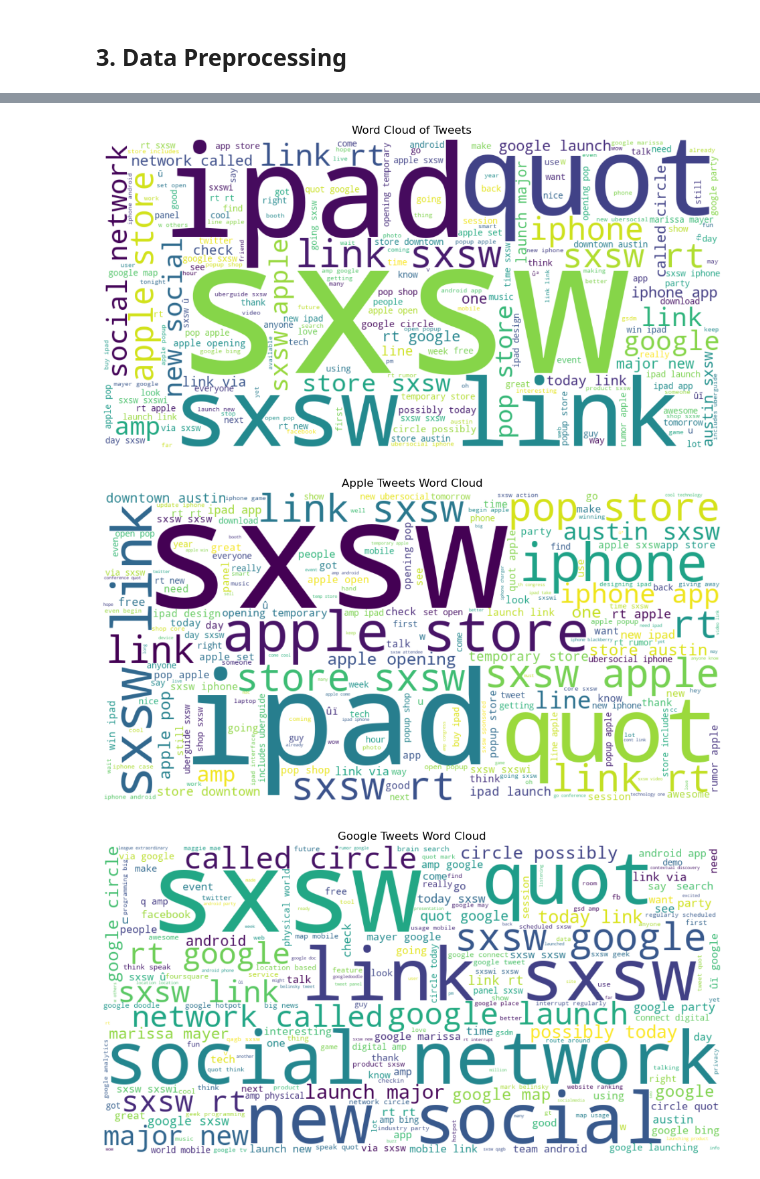
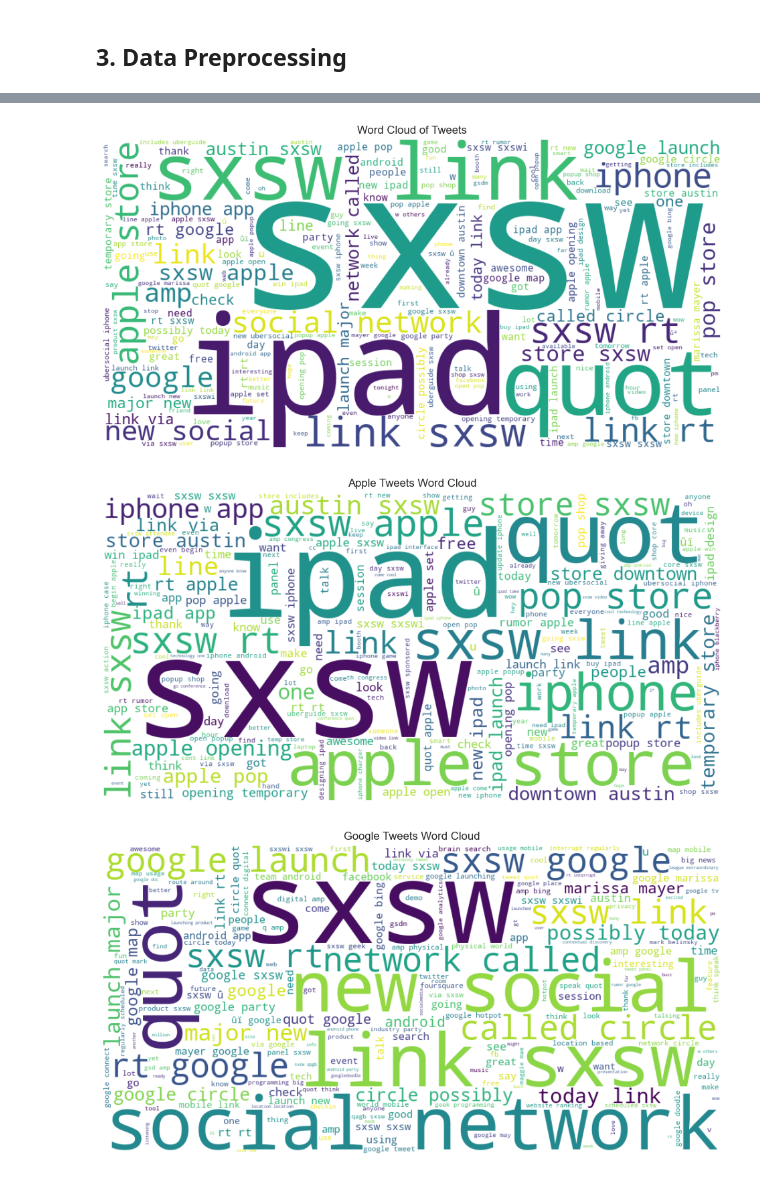
Before and after one commit to Bennie-Kibet/Phase_4-project, a Jupyter notebook: main.ipynb, the cells around one changed output, grey strips where cells are left out. Saved outputs shown, nothing was run; the diff lists cells and outputs as text; code cells hidden in the pictures.

```diff
--- a/main.ipynb
+++ b/main.ipynb
@@ -292,10 +278,10 @@ True
 # %%
 # Calculate the number of characters and sentences
-df['num_of_characters'] = df['tweet_text'].str.len()
-df['num_of_sentences'] = df['tweet_text'].apply(lambda x: len(nltk.sent_tokenize(x)))
+new_df['num_of_characters'] = new_df['tweet_text'].str.len()
+new_df['num_of_sentences'] = new_df['tweet_text'].apply(lambda x: len(nltk.sent_tokenize(x)))
 
 # Generate descriptive statistics
-description = df[['num_of_characters', 'num_of_sentences']].describe()
+description = new_df[['num_of_characters', 'num_of_sentences']].describe()
 
 # Display the descriptive statistics
 print(description)
@@ -309,3 +295,17 @@ min            11.000000          1.000000
 50%           109.000000          2.000000
 75%           126.000000          2.000000
 max           178.000000          7.000000
+# %%
+# Set style for better visuals
+sns.set(style="whitegrid")
+
+# Plot boxplots for all numeric columns
+plt.figure(figsize=(12, 6))
+sns.boxplot(data=new_df[['num_of_characters', 'num_of_sentences']])
+
+# Rotate x-axis labels for readability
+plt.xticks(rotation=45)
+
+plt.title("Box Plot for Outlier Detection")
+plt.tight_layout()
+plt.show()
@@ -359,9 +609,9 @@ def processed_text(text):
     return ' '.join(tokens)
 
 # Create processed_text column
-df['preprocessed_text'] = df['tweet_text'].apply(processed_text)
+new_df['preprocessed_text'] = new_df['tweet_text'].apply(processed_text)
 
-df.head()
+new_df.head()
 # %% [output]
 |  | tweet_text | review | target_group | num_of_characters | num_of_sentences | preprocessed_text |
 | 0 | .@wesley83 I have a 3G iPhone. Af... | negative | Apple | 127 | 5 | g iphone hr tweeting rise_austin ... |
@@ -405,8 +655,8 @@ def stemmed_text(text):
     return ' '.join(tokens)
 
 # Create processed_text column
-df['stemmed_text'] = df['tweet_text'].apply(stemmed_text)
-df.head()
+new_df['stemmed_text'] = new_df['tweet_text'].apply(stemmed_text)
+new_df.head()
 # %% [output]
 |  | tweet_text | review | target_group | num_of_characters | num_of_sentences | preprocessed_text | ... |
 | 0 | .@wesley83 I have a 3G iPhone. Af... | negative | Apple | 127 | 5 | g iphone hr tweeting rise_austin ... | ... |
@@ -452,26 +667,26 @@ for i, text in enumerate(texts):
 # %%
 # Combine all processed text into one string
-text = ' '.join(df['preprocessed_text'])
+text = ' '.join(new_df['preprocessed_text'])
 
 # Generate word cloud
 wordcloud = WordCloud(
     width=1000,
     height=500,
     background_color='white',
     max_words=200
 ).generate(text)
 
 # Plot
 plt.figure(figsize=(12, 6))
 plt.imshow(wordcloud, interpolation='bilinear')
 plt.axis('off')
 plt.title('Word Cloud of Tweets')
 plt.show()
 # %% [output]
-[figure, old version]
+[figure, new version]
 # %%
 apple_text = ' '.join(
-    df[df['target_group'] == 'Apple']['preprocessed_text']
+    new_df[new_df['target_group'] == 'Apple']['preprocessed_text']
 )
 
 apple_wc = WordCloud(
@@ -486,10 +701,10 @@ plt.axis('off')
 plt.title('Apple Tweets Word Cloud')
 plt.show()
 # %% [output]
-[figure, old version]
+[figure, new version]
 # %%
 google_text = ' '.join(
-    df[df['target_group'] == 'Google']['preprocessed_text']
+    new_df[new_df['target_group'] == 'Google']['preprocessed_text']
 )
 
 google_wc = WordCloud(
@@ -504,6 +719,6 @@ plt.axis('off')
 plt.title('Google Tweets Word Cloud')
 plt.show()
 # %% [output]
-[figure, old version]
+[figure, new version]
 # %%
 positive_text = ' '.join(
```
Also changed, not shown: parts of 86 cells of this notebook.
